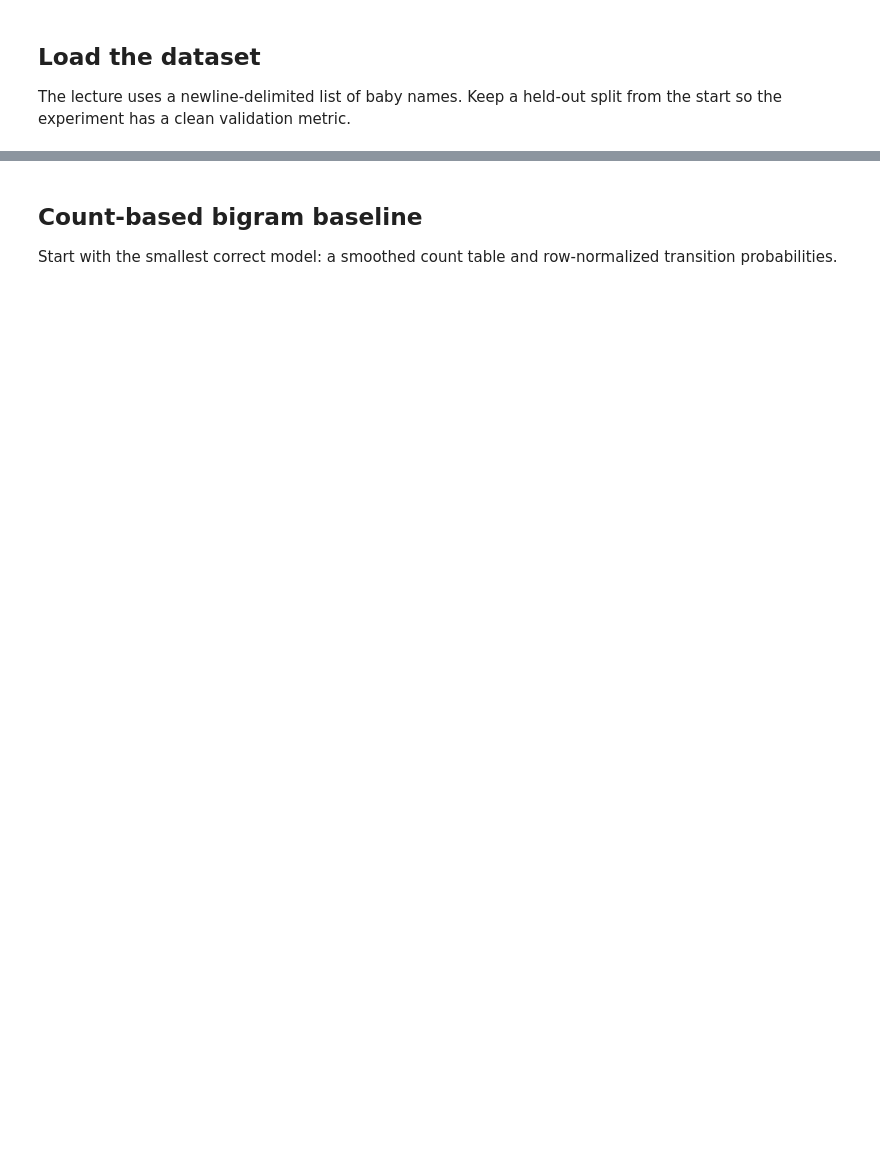
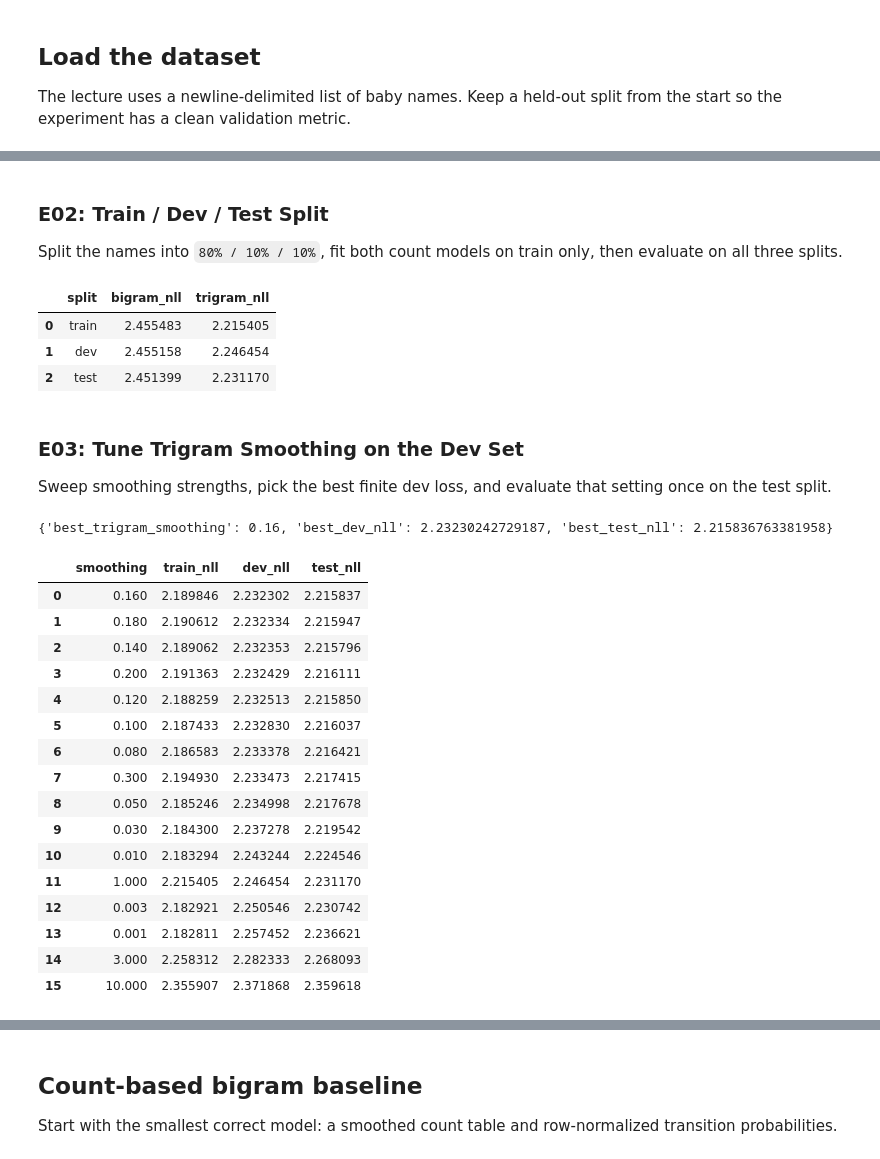
Before and after one commit to vallari24/zero-to-research, a Jupyter notebook: notebooks/02_makemore_bigrams.ipynb, the cells around one changed output, grey strips where cells are left out. Drawn from its saved outputs; the diff is of its cells as text; code cells hidden in the pictures; blank space fills up the shorter version.

```diff
--- a/notebooks/02_makemore_bigrams.ipynb
+++ b/notebooks/02_makemore_bigrams.ipynb
@@ -82,0 +446,4 @@ The lecture uses a newline-delimited list of baby names. Keep a held-out split f
+# %%
+# randomly initialize 27 neurons' weights. each neuron receives 27 inputs
+g = torch.Generator().manual_seed(2147483647)
+W = torch.randn((27, 27), generator=g, requires_grad=True)
@@ -82,0 +554,3 @@ The lecture uses a newline-delimited list of baby names. Keep a held-out split f
+# %%
+loss =  -probs[torch.arange(5), ys].log().mean()
+loss
@@ -82,0 +687,70 @@ The lecture uses a newline-delimited list of baby names. Keep a held-out split f
+# %% [markdown]
+### E02: Train / Dev / Test Split
+
+Split the names into `80% / 10% / 10%`, fit both count models on train only, then evaluate on all three splits.
+# %%
+_, bigram_probs_train = count_bigram_matrix(train_words, vocab, smoothing=1.0)
+_, trigram_probs_train = count_trigram_tensor(train_words, vocab, smoothing=1.0)
+
+e2_results = pd.DataFrame([
+    {
+        'split': split_name,
+        'bigram_nll': bigram_nll_fast(split_words_, bigram_probs_train, vocab),
+        'trigram_nll': trigram_nll_fast(split_words_, trigram_probs_train, vocab),
+    }
+    for split_name, split_words_ in [
+        ('train', train_words),
+        ('dev', dev_words),
+        ('test', test_words),
+    ]
+])
+e2_results
+# %% [output]
+|  | split | bigram_nll | trigram_nll |
+| 0 | train | 2.455483 | 2.215405 |
+| 1 | dev | 2.455158 | 2.246454 |
+| 2 | test | 2.451399 | 2.231170 |
+# %% [markdown]
+### E03: Tune Trigram Smoothing on the Dev Set
+
+Sweep smoothing strengths, pick the best finite dev loss, and evaluate that setting once on the test split.
+# %%
+smoothing_grid = [0.0, 1e-3, 3e-3, 1e-2, 3e-2, 5e-2, 8e-2, 1e-1, 1.2e-1, 1.4e-1, 1.6e-1, 1.8e-1, 2e-1, 3e-1, 1.0, 3.0, 10.0]
+rows = []
+for smoothing in smoothing_grid:
+    _, trigram_probs_s = count_trigram_tensor(train_words, vocab, smoothing=smoothing)
+    rows.append({
+        'smoothing': smoothing,
+        'train_nll': trigram_nll_fast(train_words, trigram_probs_s, vocab),
+        'dev_nll': trigram_nll_fast(dev_words, trigram_probs_s, vocab),
+        'test_nll': trigram_nll_fast(test_words, trigram_probs_s, vocab),
+    })
+
+e3_results = pd.DataFrame(rows)
+finite_e3 = e3_results[e3_results['dev_nll'].notna()].sort_values('dev_nll').reset_index(drop=True)
+best_trigram_smoothing = float(finite_e3.loc[0, 'smoothing'])
+_, tuned_trigram_probs = count_trigram_tensor(train_words, vocab, smoothing=best_trigram_smoothing)
+
+print({'best_trigram_smoothing': best_trigram_smoothing,
+       'best_dev_nll': float(finite_e3.loc[0, 'dev_nll']),
+       'best_test_nll': float(finite_e3.loc[0, 'test_nll'])})
+finite_e3
+# %% [output]
+{'best_trigram_smoothing': 0.16, 'best_dev_nll': 2.23230242729187, 'best_test_nll': 2.215836763381958}
+|  | smoothing | train_nll | dev_nll | test_nll |
+| 0 | 0.160 | 2.189846 | 2.232302 | 2.215837 |
+| 1 | 0.180 | 2.190612 | 2.232334 | 2.215947 |
+| 2 | 0.140 | 2.189062 | 2.232353 | 2.215796 |
+| 3 | 0.200 | 2.191363 | 2.232429 | 2.216111 |
+| 4 | 0.120 | 2.188259 | 2.232513 | 2.215850 |
+| 5 | 0.100 | 2.187433 | 2.232830 | 2.216037 |
+| 6 | 0.080 | 2.186583 | 2.233378 | 2.216421 |
+| 7 | 0.300 | 2.194930 | 2.233473 | 2.217415 |
+| 8 | 0.050 | 2.185246 | 2.234998 | 2.217678 |
+| 9 | 0.030 | 2.184300 | 2.237278 | 2.219542 |
+| 10 | 0.010 | 2.183294 | 2.243244 | 2.224546 |
+| 11 | 1.000 | 2.215405 | 2.246454 | 2.231170 |
+| 12 | 0.003 | 2.182921 | 2.250546 | 2.230742 |
+| 13 | 0.001 | 2.182811 | 2.257452 | 2.236621 |
+| 14 | 3.000 | 2.258312 | 2.282333 | 2.268093 |
+| 15 | 10.000 | 2.355907 | 2.371868 | 2.359618 |
```
Also changed, not shown: parts of 69 cells of this notebook.
